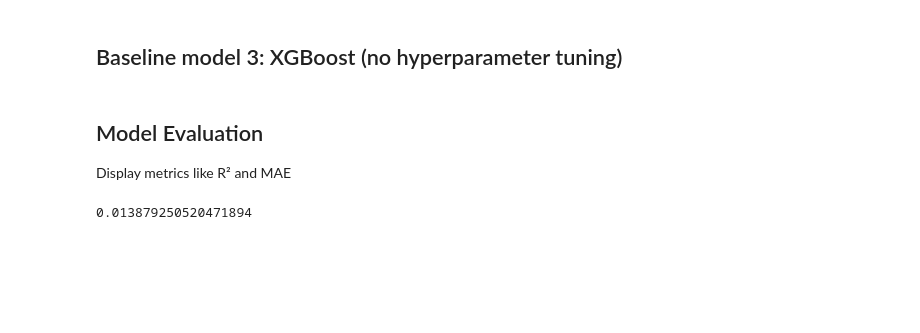
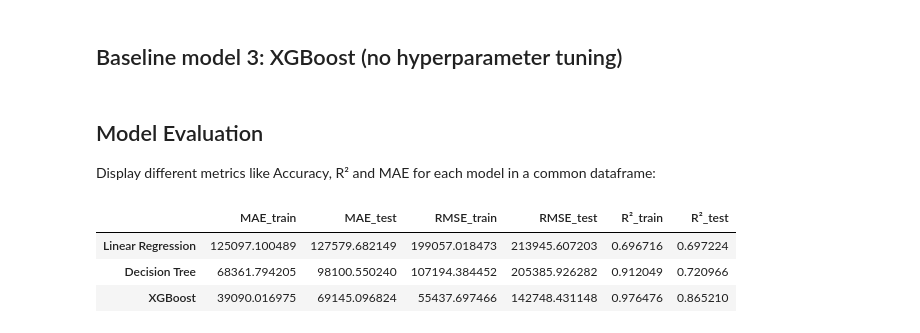
Before and after one commit to gkahl-sudo/house-prices-project-2, a Jupyter notebook: notebooks/01_eda_and_baseline.ipynb, the cells around one changed output. Saved outputs shown, nothing was run; the diff lists cells and outputs as text; code cells hidden in the pictures; blank space fills up the shorter version.

Commit message:
Baseline model & evaluation completed

```diff
--- a/notebooks/01_eda_and_baseline.ipynb
+++ b/notebooks/01_eda_and_baseline.ipynb
@@ -322,13 +322,44 @@ ypred_test_dectree = dectree_model.predict(X_test)
 ypred_train_dectree = dectree_model.predict(X_train)
 # %% [markdown]
 ## Baseline model 3: XGBoost (no hyperparameter tuning)
+# %%
+import xgboost as xgb
+
+xgb_reg = xgb.XGBRegressor(random_state=42)
+xgb_reg.fit(X_train, y_train)
+ypred_test_xgb = xgb_reg.predict(X_test)
+ypred_train_xgb = xgb_reg.predict(X_train)
 # %% [markdown]
 ## Model Evaluation
 
-Display metrics like R² and MAE
+Display different metrics like Accuracy, R² and MAE for each model in a common dataframe:
 # %%
-import sklearn.metrics
+# Dataframe with rows Linear Regression, Decision Tree Regressor and XGBoost
+# columns: accuracy_train, accuracy_test, MAE_train, MAE_test, R2_train, R2_test
 
-accuracy_score(y_test, ypred_test_dectree)
+from sklearn.metrics import mean_absolute_error, mean_squared_error, r2_score
+
+def evaluate(y_train, ypred_train, y_test, ypred_test):
+    return {
+        "MAE_train": mean_absolute_error(y_train, ypred_train),
+        "MAE_test": mean_absolute_error(y_test, ypred_test),
+
+        "RMSE_train": np.sqrt(mean_squared_error(y_train, ypred_train)),
+        "RMSE_test": np.sqrt(mean_squared_error(y_test, ypred_test)),
+
+        "R²_train": r2_score(y_train, ypred_train),
+        "R²_test": r2_score(y_test, ypred_test),
+    }
+
+results = pd.DataFrame({
+    "Linear Regression": evaluate(y_train, ypred_train_linreg, y_test, ypred_test_linreg),
+    "Decision Tree": evaluate(y_train, ypred_train_dectree, y_test, ypred_test_dectree),
+    "XGBoost": evaluate(y_train, ypred_train_xgb, y_test, ypred_test_xgb)
+}).T
+
+results
 # %% [output]
-0.013879250520471894
+|  | MAE_train | MAE_test | RMSE_train | RMSE_test | R²_train | R²_test |
+| Linear Regression | 125097.100489 | 127579.682149 | 199057.018473 | 213945.607203 | 0.696716 | 0.697224 |
+| Decision Tree | 68361.794205 | 98100.550240 | 107194.384452 | 205385.926282 | 0.912049 | 0.720966 |
+| XGBoost | 39090.016975 | 69145.096824 | 55437.697466 | 142748.431148 | 0.976476 | 0.865210 |
```
Also changed, not shown: parts of 1 cell of this notebook, 2 other files.
